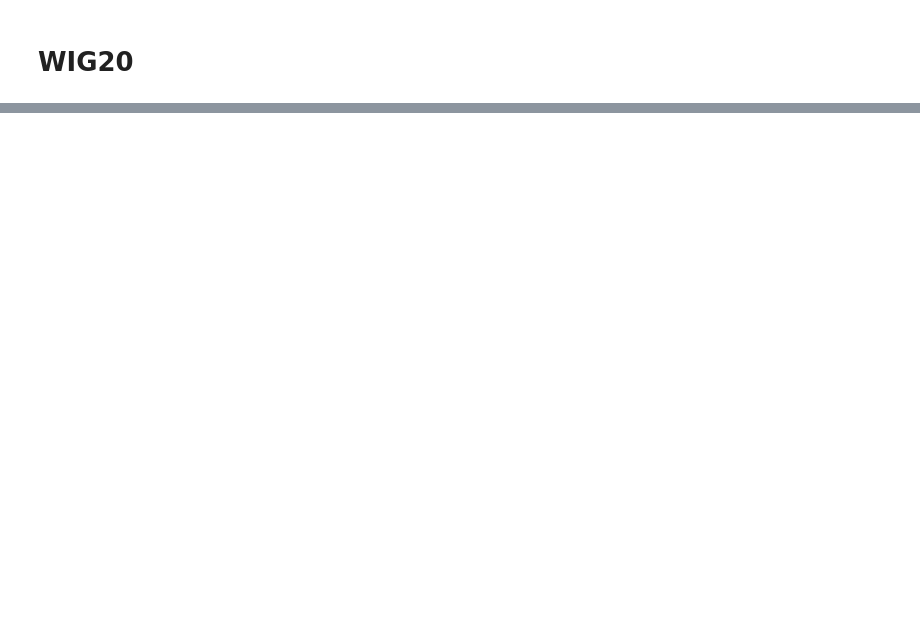
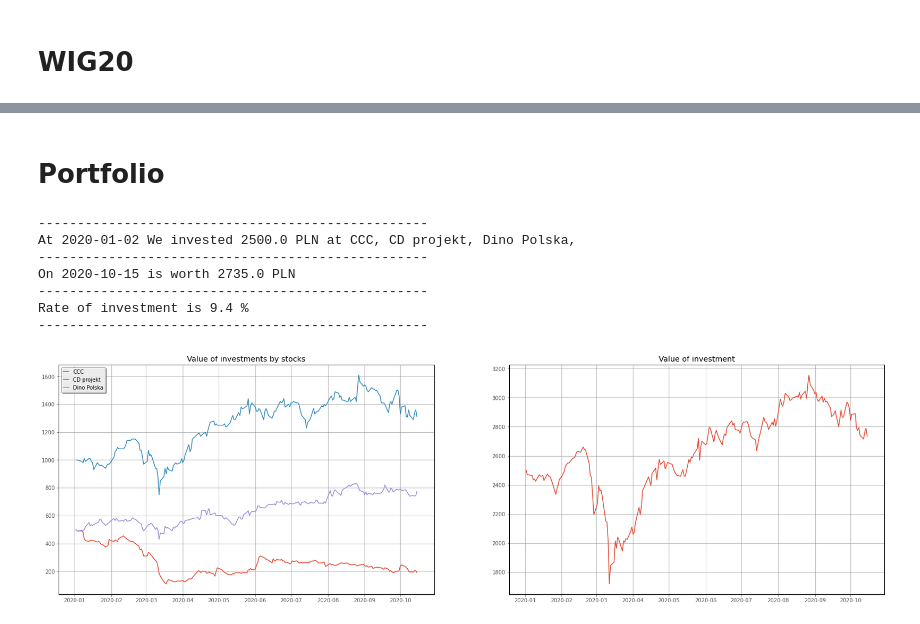
Before and after one commit to MazonSzymon/Project_COVID_portfolio, a Jupyter notebook: project_v1.ipynb, the cells around one changed output, grey strips where cells are left out. Cells and saved outputs as stored; diff of their text form; code cells hidden in the pictures; blank space fills up the shorter version.

```diff
--- a/project_v1.ipynb
+++ b/project_v1.ipynb
@@ -15,6 +15,4 @@ import matplotlib.pyplot as plt
 import datetime as dt
 import pandas_datareader as pdr
 %load_ext google.colab.data_table
-# %%
-IPython_default = plt.rcParams.copy()
 # %%
@@ -181,0 +208,16 @@ def portfolio_summary(total_investment, stock, start_date, end_date):
+# %%
+def preparing_portfolio_v2(total_investments,stocks):
+
+  #Get data to stock
+  def get_frame(stock):
+    return WIG20_by_stocks.get_group(stock)
+
+  stocks_data = map(get_frame,stocks)
+  df = pd.concat(stocks_data, keys = stocks, names= ['Stock','Date'])
+  df = df.reset_index().pivot(index='Date',columns = 'Stock', values = ['Close','Volume'])
+  portfolio_change = (1 + df[['Close']].pct_change()).cumprod().fillna(1).round(2).rename(columns = {'Close' : 'ROI'})
+  investment_value = portfolio_change.multiply(total_investments).rename(columns = {'ROI' : 'Investments_value'})
+  investment_value['Sum_of_investments'] = investment_value.sum(axis=1)
+  portfolio_value = pd.concat([df,portfolio_change,investment_value], axis = 1)
+  portfolio_value['ROI_of_investments'] = (1 + portfolio_value[['Sum_of_investments']].pct_change()).cumprod().fillna(1).round(2)
+  return portfolio_value
@@ -1218,0 +322,19 @@ make_portfolio(['wig20.pl','pkn.pl'], dt.date(2020,3,1))
+# %% [markdown]
+# Portfolio
+# %%
+my_stocks = ['CCC','CD projekt','Dino Polska','Orange Polska']
+investments = [500,1000,500,500]
+benchmark = 'WIG20'
+benchmark_portfolio = preparing_portfolio(sum(investments), benchmark)
+my_portfolio = preparing_portfolio_v2(investments,my_stocks)
+# %%
+portfolio_summary_v2(my_portfolio)
+# %% [output]
+--------------------------------------------------
+At 2020-01-02 We invested 2500.0 PLN at CCC, CD projekt, Dino Polska,
+--------------------------------------------------
+On 2020-10-15 is worth 2735.0 PLN
+--------------------------------------------------
+Rate of investment is 9.4 %
+--------------------------------------------------
+[figure, added]
```
Also changed, not shown: parts of 164 cells of this notebook.
